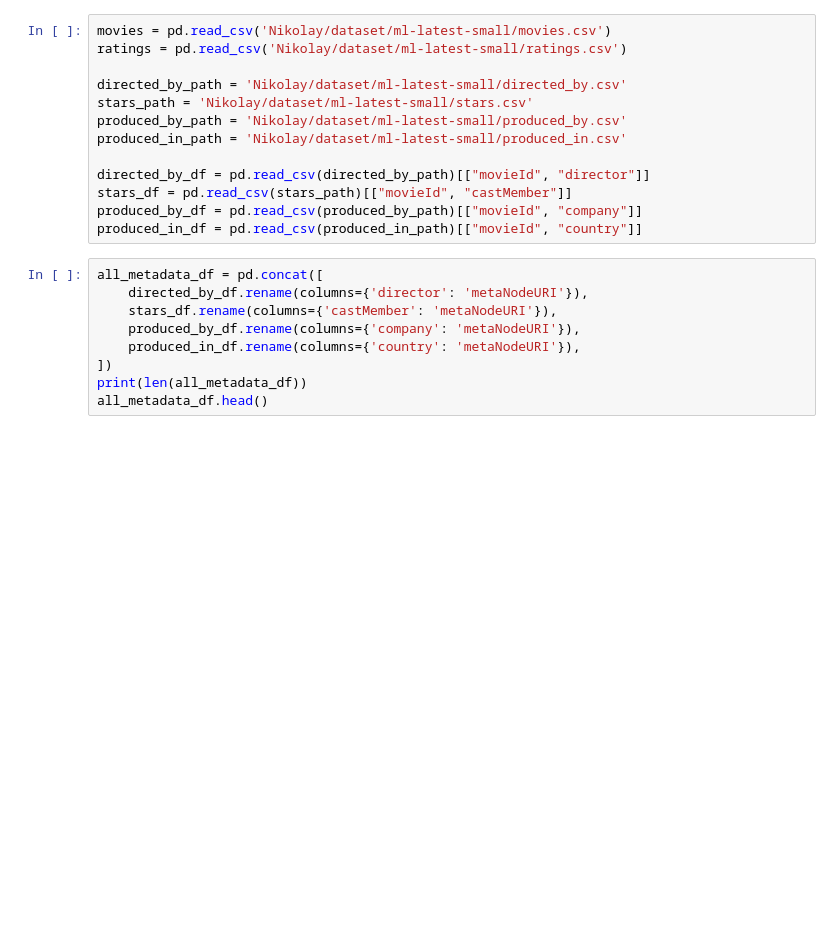
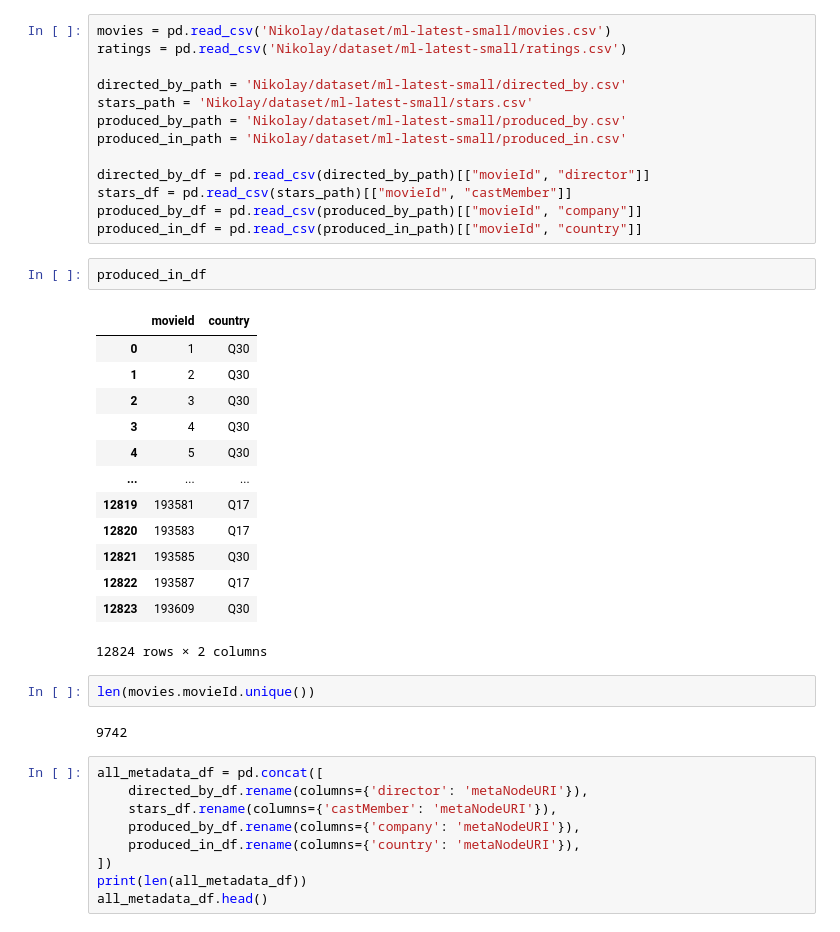
Before and after one commit to NikolayDPaev/GNN-KB-RecSys-project, a Jupyter notebook: Link_Regression_LightGCNWith_Abstracts_Emeddings_Cross_val_more_relations_added.ipynb, the cells around one changed output. Cells and saved outputs as stored; diff of their text form; blank space fills up the shorter version.

```diff
--- a/Link_Regression_LightGCNWith_Abstracts_Emeddings_Cross_val_more_relations_added.ipynb
+++ b/Link_Regression_LightGCNWith_Abstracts_Emeddings_Cross_val_more_relations_added.ipynb
@@ -56,6 +56,26 @@ directed_by_df = pd.read_csv(directed_by_path)[["movieId", "director"]]
 stars_df = pd.read_csv(stars_path)[["movieId", "castMember"]]
 produced_by_df = pd.read_csv(produced_by_path)[["movieId", "company"]]
 produced_in_df = pd.read_csv(produced_in_path)[["movieId", "country"]]
+# %%
+produced_in_df
+# %% [output]
+|  | movieId | country |
+| 0 | 1 | Q30 |
+| 1 | 2 | Q30 |
+| 2 | 3 | Q30 |
+| 3 | 4 | Q30 |
+| 4 | 5 | Q30 |
+| ... | ... | ... |
+| 12819 | 193581 | Q17 |
+| 12820 | 193583 | Q17 |
+| 12821 | 193585 | Q30 |
+| 12822 | 193587 | Q17 |
+| 12823 | 193609 | Q30 |
+12824 rows × 2 columns
+# %%
+len(movies.movieId.unique())
+# %% [output]
+9742
 # %%
 all_metadata_df = pd.concat([
     directed_by_df.rename(columns={'director': 'metaNodeURI'}),
```
Also changed, not shown: parts of 22 cells of this notebook.
